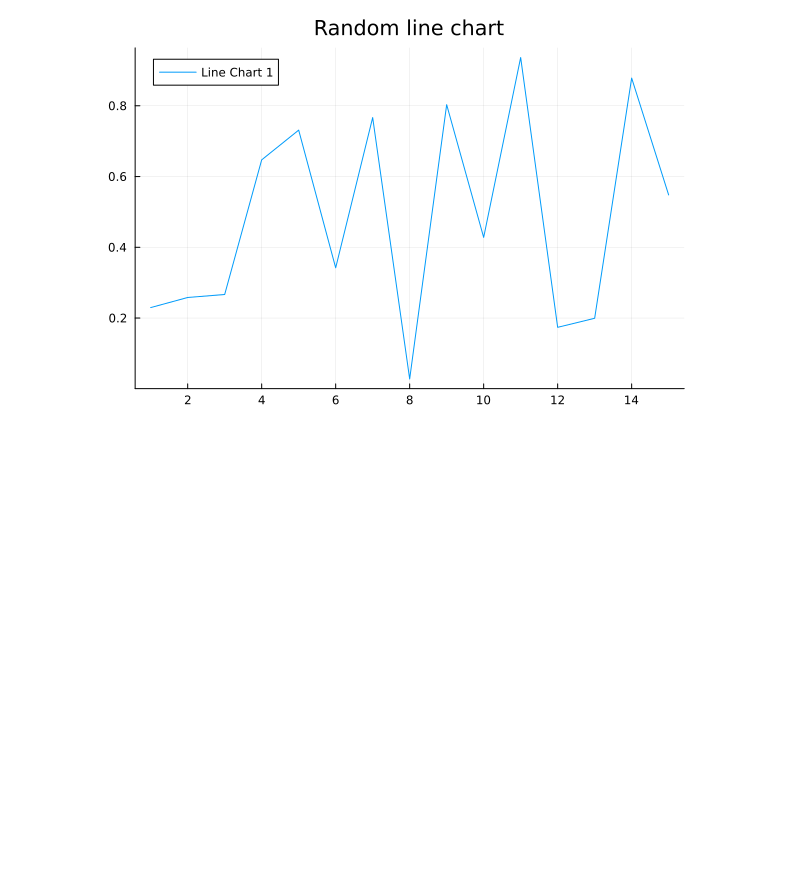
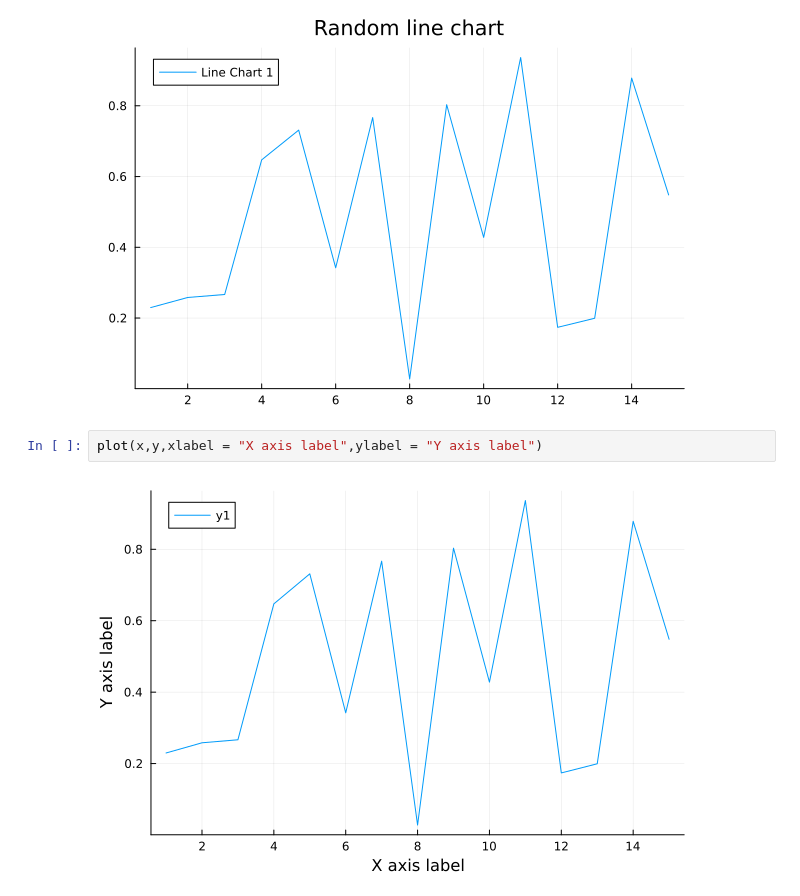
Before and after one commit to JosePabloGFnl/Julia-Practice, a Jupyter notebook: csv-fun.ipynb, the cells around one changed output. Drawn from its saved outputs; the diff is of its cells as text; blank space fills up the shorter version.

```diff
--- a/csv-fun.ipynb
+++ b/csv-fun.ipynb
@@ -173,3 +173,7 @@ plot(x,y,title="One random line chart")
 plot(x,y,title="Random line chart",label="Line Chart 1")
 # %% [output]
 [figure]
+# %%
+plot(x,y,xlabel = "X axis label",ylabel = "Y axis label")
+# %% [output]
+[figure, added]
```
Also changed, not shown: 1 other file.
